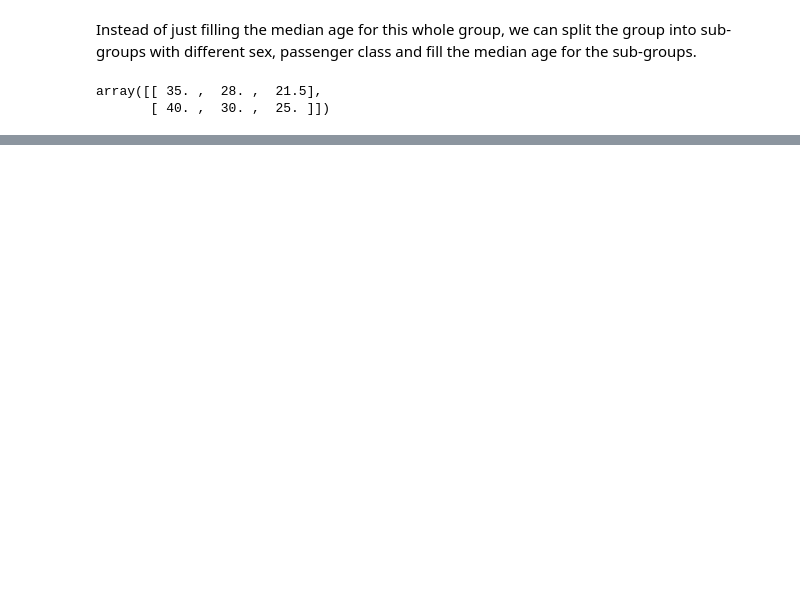
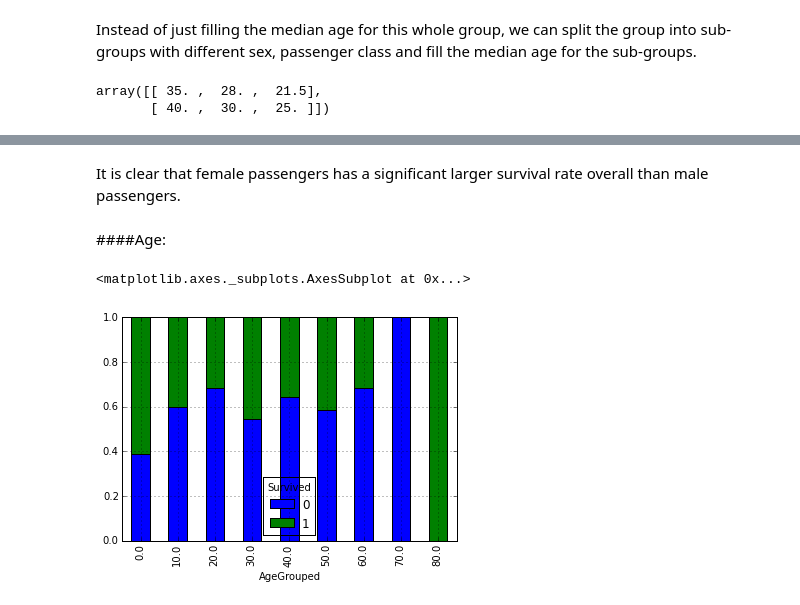
Before and after one commit to MML2015QiShi/Project1Titanic, a Jupyter notebook: Richard/Week2.ipynb, the cells around one changed output, grey strips where cells are left out. Saved outputs shown, nothing was run; the diff lists cells and outputs as text; code cells hidden in the pictures; blank space fills up the shorter version.

```diff
--- a/Richard/Week2.ipynb
+++ b/Richard/Week2.ipynb
@@ -117,0 +123,12 @@ Next we fill the missing Embarked variables:
+# %% [markdown]
+It is clear that female passengers has a significant larger survival rate overall than male passengers.
+# %% [markdown]
+####Age:
+# %%
+barsize = 10
+df['AgeGrouped']=np.floor(df['AgeFill']/barsize)*barsize
+temp=pd.crosstab(df['AgeGrouped'],df['Survived']).apply(lambda r:r/r.sum().astype(float),axis=1)
+temp.plot(kind='bar',stacked=True)
+# %% [output]
+<matplotlib.axes._subplots.AxesSubplot at 0x...>
+[figure, added]
```
Also changed, not shown: parts of 42 cells of this notebook, 5 other files.
